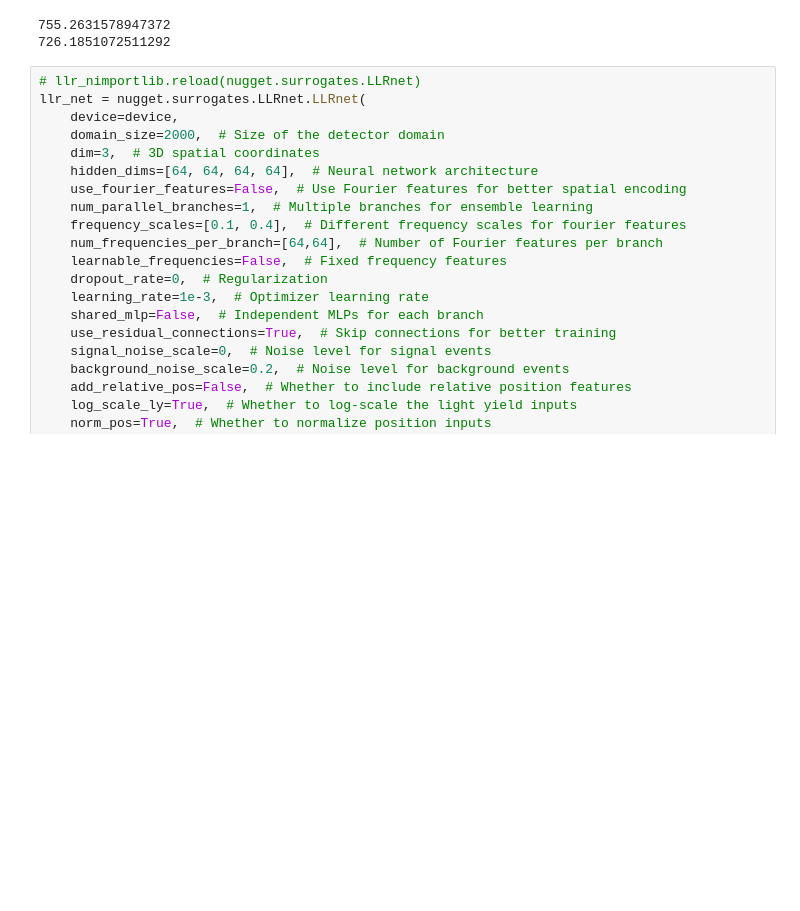
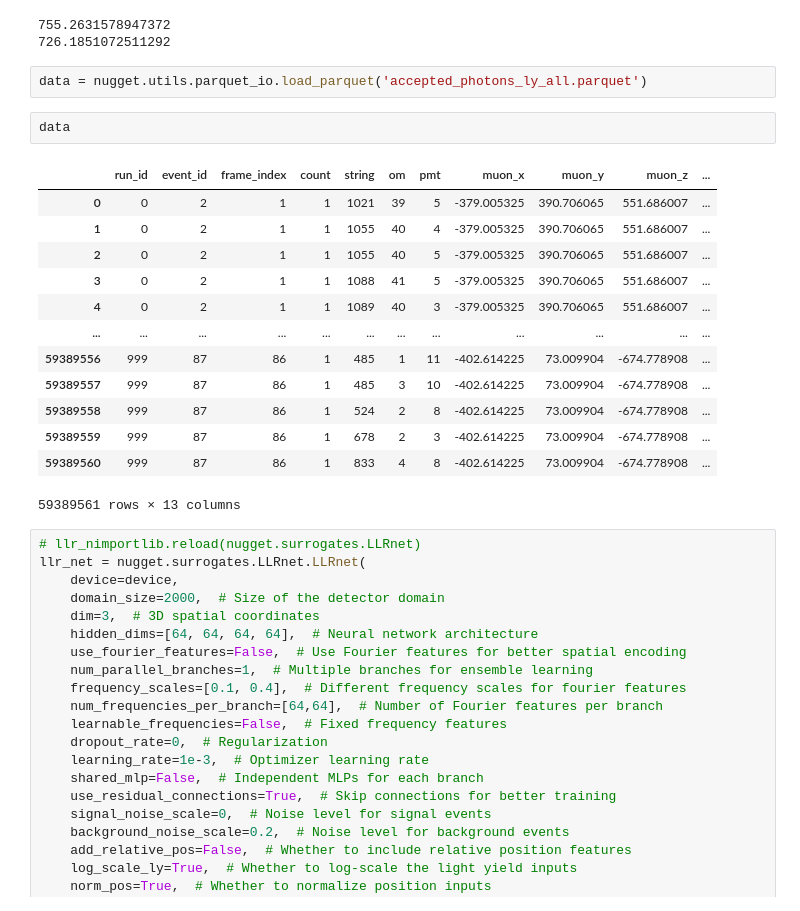
Before and after one commit to kristiantcho/nugget, a Jupyter notebook: nugget/examples/modular_surrogate_notebook.ipynb, the cells around one changed output. Cells and saved outputs as stored; diff of their text form; blank space fills up the shorter version.

```diff
--- a/nugget/examples/modular_surrogate_notebook.ipynb
+++ b/nugget/examples/modular_surrogate_notebook.ipynb
@@ -26,6 +26,24 @@ print(57.4/(-np.log(0.924)))
 # %% [output]
 755.2631578947372
 726.1851072511292
+# %%
+data = nugget.utils.parquet_io.load_parquet('accepted_photons_ly_all.parquet')
+# %%
+data
+# %% [output]
+|  | run_id | event_id | frame_index | count | string | om | pmt | muon_x | muon_y | muon_z | ... |
+| 0 | 0 | 2 | 1 | 1 | 1021 | 39 | 5 | -379.005325 | 390.706065 | 551.686007 | ... |
+| 1 | 0 | 2 | 1 | 1 | 1055 | 40 | 4 | -379.005325 | 390.706065 | 551.686007 | ... |
+| 2 | 0 | 2 | 1 | 1 | 1055 | 40 | 5 | -379.005325 | 390.706065 | 551.686007 | ... |
+| 3 | 0 | 2 | 1 | 1 | 1088 | 41 | 5 | -379.005325 | 390.706065 | 551.686007 | ... |
+| 4 | 0 | 2 | 1 | 1 | 1089 | 40 | 3 | -379.005325 | 390.706065 | 551.686007 | ... |
+| ... | ... | ... | ... | ... | ... | ... | ... | ... | ... | ... | ... |
+| 59389556 | 999 | 87 | 86 | 1 | 485 | 1 | 11 | -402.614225 | 73.009904 | -674.778908 | ... |
+| 59389557 | 999 | 87 | 86 | 1 | 485 | 3 | 10 | -402.614225 | 73.009904 | -674.778908 | ... |
+| 59389558 | 999 | 87 | 86 | 1 | 524 | 2 | 8 | -402.614225 | 73.009904 | -674.778908 | ... |
+| 59389559 | 999 | 87 | 86 | 1 | 678 | 2 | 3 | -402.614225 | 73.009904 | -674.778908 | ... |
+| 59389560 | 999 | 87 | 86 | 1 | 833 | 4 | 8 | -402.614225 | 73.009904 | -674.778908 | ... |
+59389561 rows × 13 columns
 # %%
 # llr_nimportlib.reload(nugget.surrogates.LLRnet)
 llr_net = nugget.surrogates.LLRnet.LLRnet(
```
Also changed, not shown: parts of 1 cell of this notebook, 1 other file.
